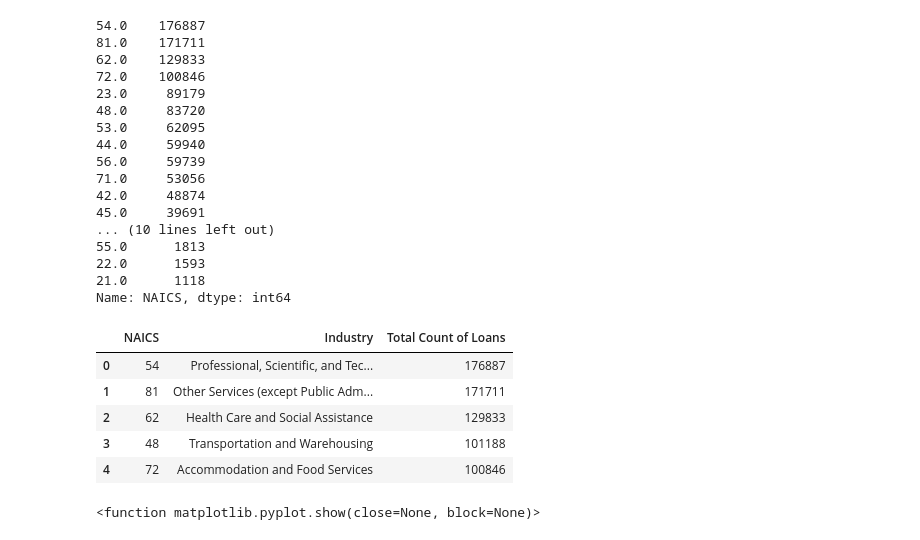
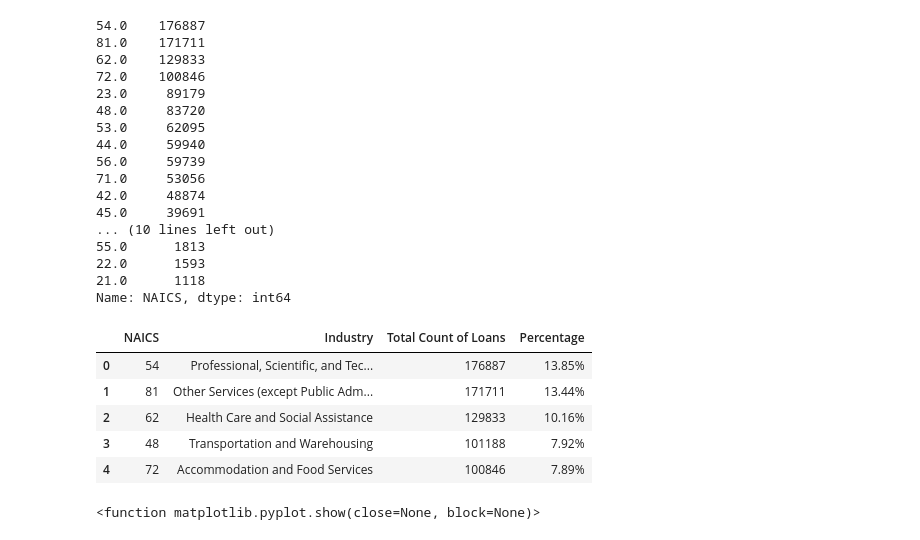
Before and after one commit to HungK28/Project_1, a Jupyter notebook: Andalib/code.ipynb, the cells around one changed output. Drawn from its saved outputs; the diff is of its cells as text; code cells hidden in the pictures.

```diff
--- a/Andalib/code.ipynb
+++ b/Andalib/code.ipynb
@@ -74,15 +74,16 @@ print(data['NAICS'].value_counts())
 Name: NAICS, dtype: int64
 # %%
 industry_data = pd.read_csv("NAICS Data.csv")
-# %%
-industry_data.head()
-# %% [output]
-|  | NAICS | Industry | Total Count of Loans |
-| 0 | 54 | Professional, Scientific, and Tec... | 176887 |
-| 1 | 81 | Other Services (except Public Adm... | 171711 |
-| 2 | 62 | Health Care and Social Assistance | 129833 |
-| 3 | 48 | Transportation and Warehousing | 101188 |
-| 4 | 72 | Accommodation and Food Services | 100846 |
+# %%
+industry_data = industry_data[['NAICS','Industry', 'Total Count of Loans',  'Percentage' ]]
+industry_data.head()
+# %% [output]
+|  | NAICS | Industry | Total Count of Loans | Percentage |
+| 0 | 54 | Professional, Scientific, and Tec... | 176887 | 13.85% |
+| 1 | 81 | Other Services (except Public Adm... | 171711 | 13.44% |
+| 2 | 62 | Health Care and Social Assistance | 129833 | 10.16% |
+| 3 | 48 | Transportation and Warehousing | 101188 | 7.92% |
+| 4 | 72 | Accommodation and Food Services | 100846 | 7.89% |
 # %%
 plt.bar(industry_data['Industry'],industry_data['Total Count of Loans'], color='r', alpha=0.5, align="center")
 plt.xticks(rotation = 'vertical')
```
Also changed, not shown: parts of 1 cell of this notebook, 1 other file.
